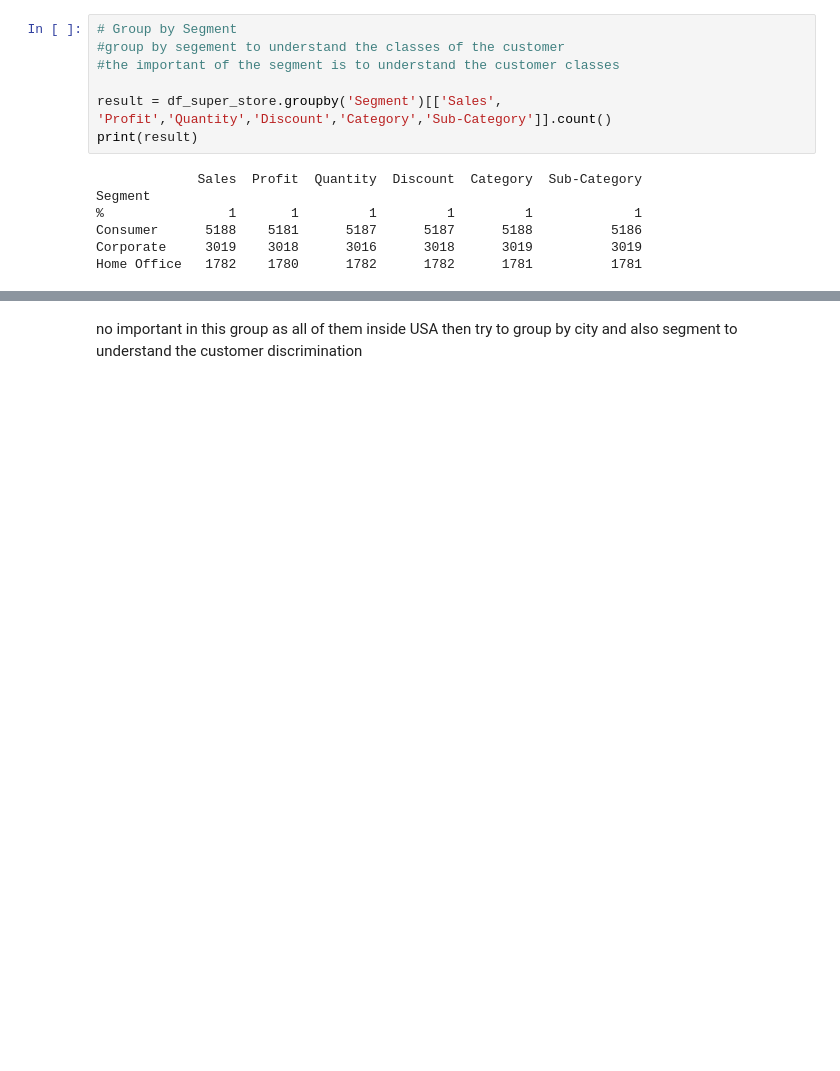
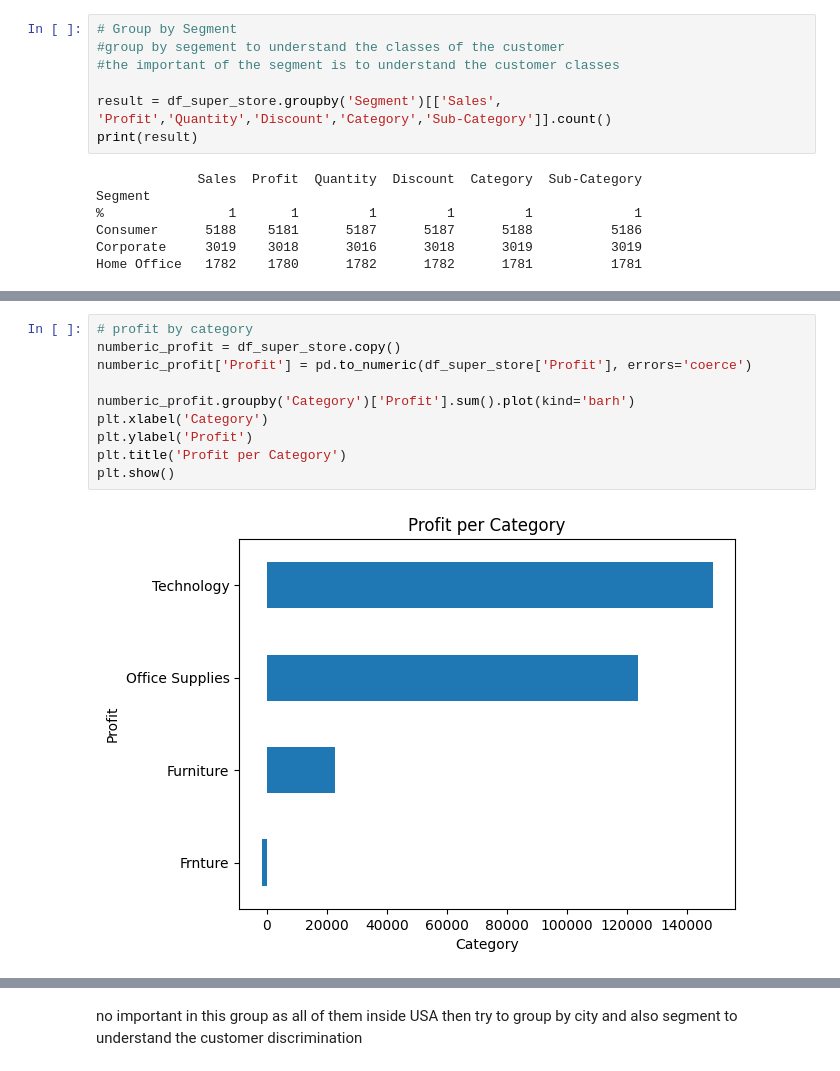
Before and after one commit to engmohamedsalah/AIMaster-Training, a Jupyter notebook: Building_an_AI_based_Application.ipynb, the cells around one changed output, grey strips where cells are left out. Saved outputs shown, nothing was run; the diff lists cells and outputs as text; blank space fills up the shorter version.

```diff
--- a/Building_an_AI_based_Application.ipynb
+++ b/Building_an_AI_based_Application.ipynb
@@ -165,0 +186,12 @@ Home Office   1782    1780      1782      1782      1781          1781
+# %%
+# profit by category
+numberic_profit = df_super_store.copy()
+numberic_profit['Profit'] = pd.to_numeric(df_super_store['Profit'], errors='coerce')
+
+numberic_profit.groupby('Category')['Profit'].sum().plot(kind='barh')
+plt.xlabel('Category')
+plt.ylabel('Profit')
+plt.title('Profit per Category')
+plt.show()
+# %% [output]
+[figure, added]
```
Also changed, not shown: parts of 16 cells of this notebook.
